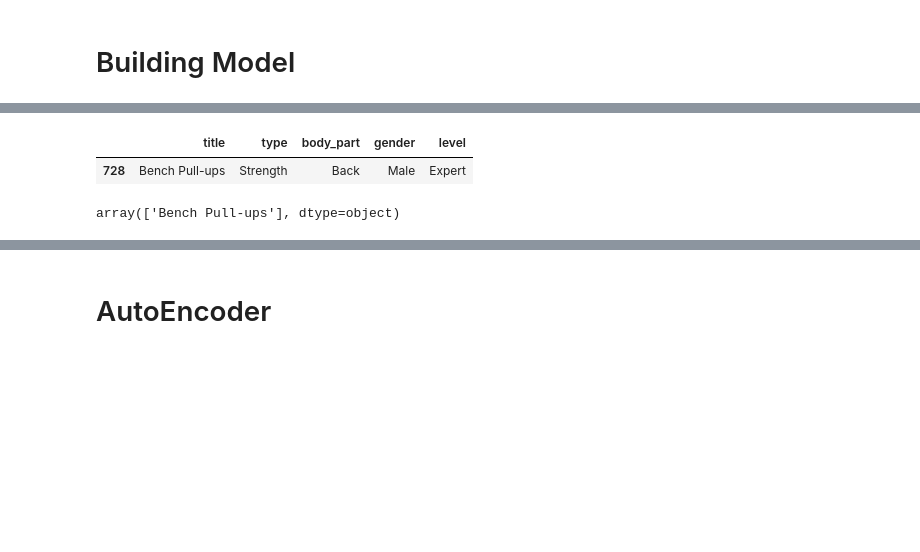
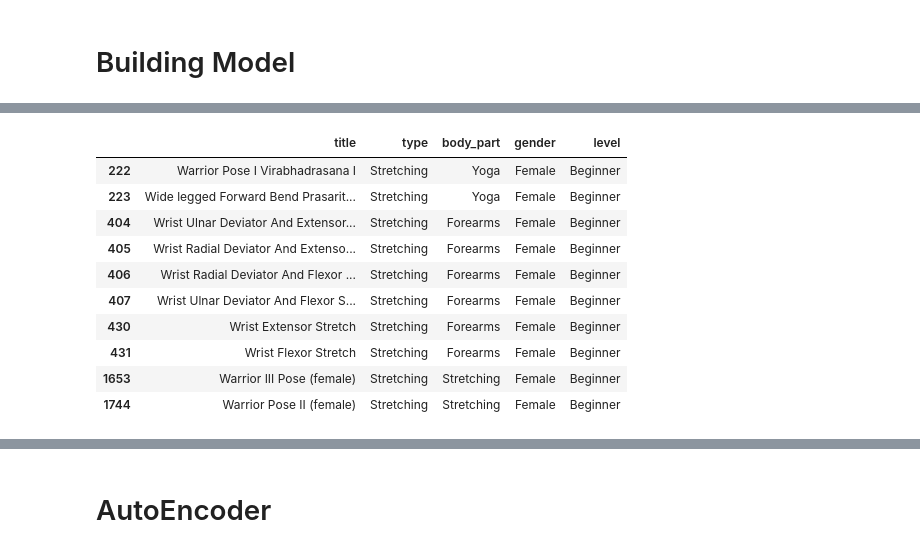
Before and after one commit to CH2-PS020-FitSync/CH2-PS020-ML, a Jupyter notebook: model/Workout-Recommender.ipynb, the cells around one changed output, grey strips where cells are left out. Saved outputs shown, nothing was run; the diff lists cells and outputs as text; code cells hidden in the pictures; blank space fills up the shorter version.

```diff
--- a/model/Workout-Recommender.ipynb
+++ b/model/Workout-Recommender.ipynb
@@ -88,0 +91,3 @@ df_hist.head()
+# %%
+FEATURES = ['gender_x', 'level_x', 'title', 'type', 'body_part', 'gender_y', 'level_y']
+LABEL_ENCODER = dict()
@@ -313,3 +242,0 @@ dummy_user_merge.shape
-# %%
-result = model.predict(dummy_user_merge[features])
-result[:10]
@@ -343,0 +243,37 @@ Name: count, Length: 591, dtype: int64
+# %%
+def predict_n(n, name, df_workout, df_hist, df_user):
+    user = df_user.copy()[df_user.name == name]
+    history = df_hist.copy()[df_hist.name == name]
+
+    gender_workout = df_workout.copy()[
+        (df_workout.gender == user.gender.values[0]) & (~df_workout.title.isin(history.title))
+    ]
+
+    columns_to_encode = get_col_to_encode(user, gender_workout)
+
+    for col in columns_to_encode:
+
+        if col in user.columns:
+            user[col] = LABEL_ENCODER[col].transform(user[col])
+
+        if col in gender_workout.columns:
+            gender_workout[col] = LABEL_ENCODER[col].transform(gender_workout[col])
+
+    user_merge = pd.merge(gender_workout, user, how='cross')
+
+    result = model.predict(user_merge[FEATURES])
+
+    top_n_index = np.argpartition(-result[:, 0], n)[:n] # Top n max values index
+    sorted_top_n_index = top_n_index[np.argsort(-result[top_n_index][:, 0])] # Sorted from max to min
+
+    top_n_recommended = gender_workout.iloc[sorted_top_n_index]
+    top_n_recommended_workout = LABEL_ENCODER['title'].inverse_transform(top_n_recommended.title)
+
+    return top_n_recommended_workout
+# %%
+name = df_user.iloc[:1].name.values[0]
+n = 10
+
+top_n_prediction = predict_n(n, name, df_workout, df_hist, df_user)
+
+top_n_prediction
@@ -360,9 +307,14 @@ df_hist[df_hist.name == name]
 # %%
-df_workout[df_workout.title == 'Bench Pull-ups']
+df_workout.loc[df_workout.title.isin(top_n_prediction)]
 # %% [output]
 |  | title | type | body_part | gender | level |
-| 728 | Bench Pull-ups | Strength | Back | Male | Expert |
+| 222 | Warrior Pose I Virabhadrasana I | Stretching | Yoga | Female | Beginner |
+| 223 | Wide legged Forward Bend Prasarit... | Stretching | Yoga | Female | Beginner |
+| 404 | Wrist Ulnar Deviator And Extensor... | Stretching | Forearms | Female | Beginner |
+| 405 | Wrist Radial Deviator And Extenso... | Stretching | Forearms | Female | Beginner |
+| 406 | Wrist Radial Deviator And Flexor ... | Stretching | Forearms | Female | Beginner |
+| 407 | Wrist Ulnar Deviator And Flexor S... | Stretching | Forearms | Female | Beginner |
+| 430 | Wrist Extensor Stretch | Stretching | Forearms | Female | Beginner |
+| 431 | Wrist Flexor Stretch | Stretching | Forearms | Female | Beginner |
+| 1653 | Warrior III Pose (female) | Stretching | Stretching | Female | Beginner |
+| 1744 | Warrior Pose II (female) | Stretching | Stretching | Female | Beginner |
-# %%
-le['title'].inverse_transform([result.argmax()])
-# %% [output]
-array(['Bench Pull-ups'], dtype=object)
```
Also changed, not shown: parts of 28 cells of this notebook.
